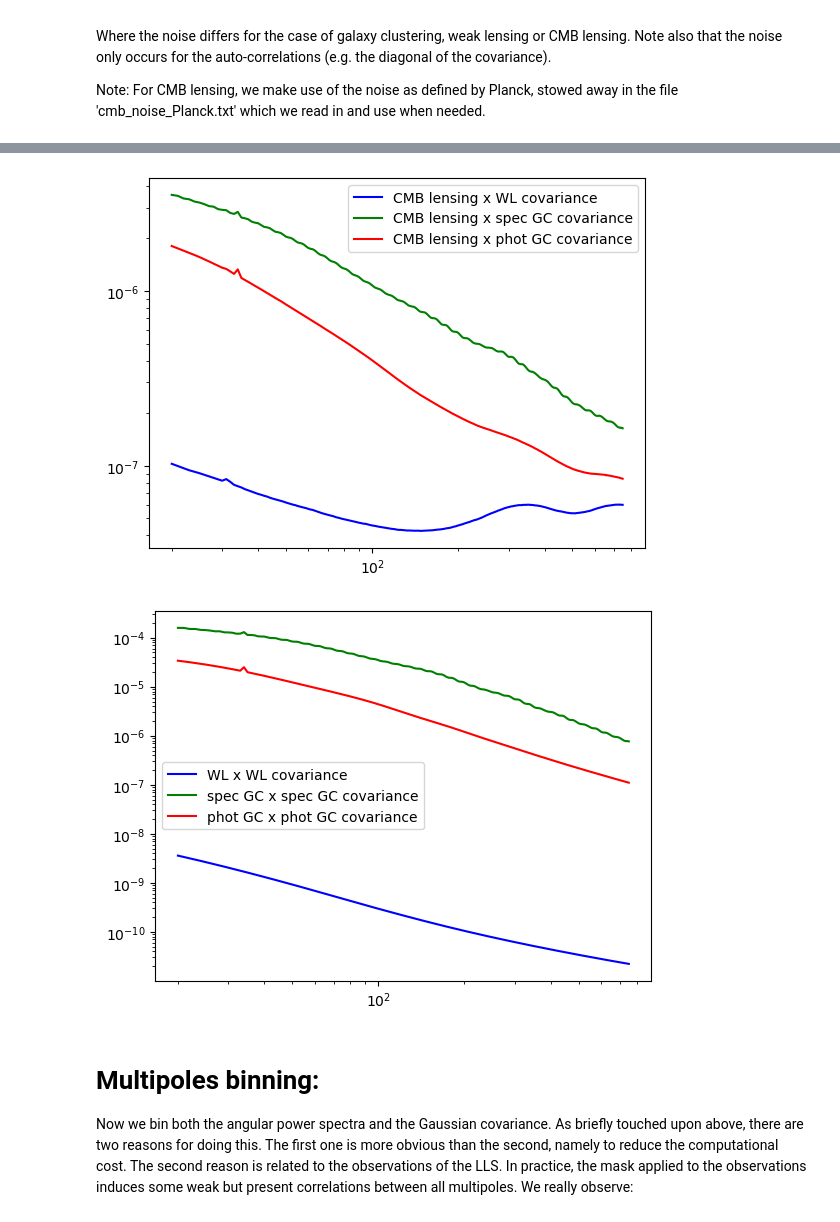
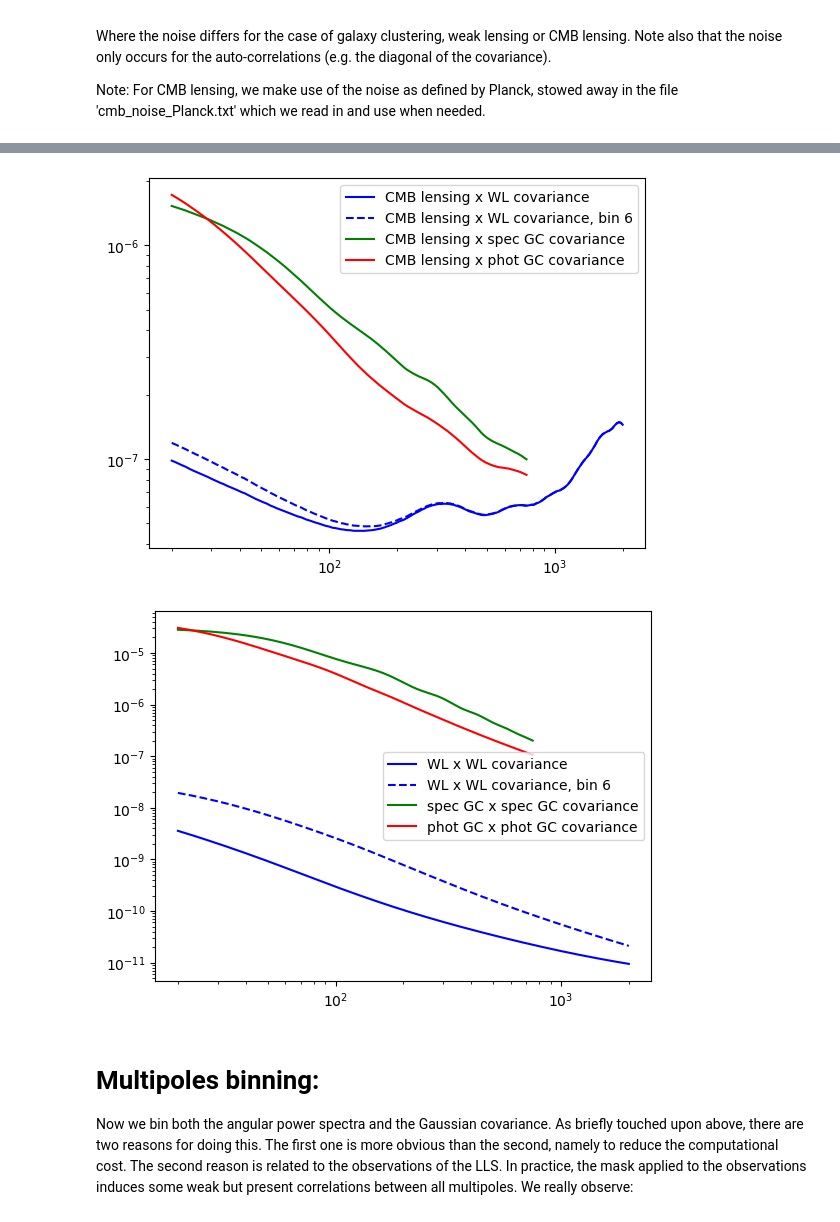
Before and after one commit to XanderHenrik/Masters-Project, a Jupyter notebook: notebooks/identifiability_test.ipynb, the cells around one changed output, grey strips where cells are left out. Drawn from its saved outputs; the diff is of its cells as text; code cells hidden in the pictures.

```diff
--- a/notebooks/identifiability_test.ipynb
+++ b/notebooks/identifiability_test.ipynb
@@ -123,6 +125,7 @@ dndz: the underlying galaxy redshift distribution with:
     aplha, the broadness of the distribution
     beta, a high redshift cut-off
 """
+
 # From Euclid we find n_bar = 30 per arcmin**2; we want n_bar however to be in steradian
 n_bar = (30 * (60**2)) * (180/np.pi)**2 # Assume a galaxy density and accompanying reshift distribution:
 print(f"n_bar = {n_bar:.3e} per steradian")
@@ -136,8 +139,8 @@ zbins = glass.observations.equal_dens_zbins(z, dndz, nbins=6)
 phot_tomo_bins = glass.observations.tomo_nz_gausserr(z, dndz, 0.03, zbins) # Where the bin error is 0.03
 
 # Spectroscopic redshift binning, take double the redshift bins in the spectroscopic sample:
-spec_z = (np.heaviside((z - 0.9), 1) - np.heaviside((z - 1.5), 1)) * dndz
-spec_zbins = glass.observations.fixed_zbins(zmin=0.9, zmax=1.5, dz=0.05)
+spec_z = (np.heaviside((z - 0.9), 1) - np.heaviside((z - 1.8), 1)) * dndz
+spec_zbins = glass.observations.fixed_zbins(zmin=0.9, zmax=1.8, dz=0.075)
 spec_tomo_bins = glass.observations.tomo_nz_gausserr(z, spec_z, 0.0003, spec_zbins)
 
 # We now visualize the redshift binning:
@@ -296,11 +278,10 @@ plt.subplots_adjust(wspace=0.25)
 
 # For WL:
 # To include all the tomographic bins but we only plot the auto-correlations:
-for key in lcdm_auto_wl.keys():
-    if key[0] == key[1]:
-        axes[0].plot(l, lcdm_auto_wl[(key)], color='red', alpha=(1 - (0.15*key[0])), label=r'$C_{\ell}$' + f' bin {key[0] + 1}' if key == (0, 0) or key == (4, 4) else "")
+for i in range(len(phot_tomo_bins)):
+    axes[0].loglog(l_lensing, lcdm_auto_wl[(i, i)], color='red', alpha=(1 - (0.15*i)), label=r'$C_{\ell}$' + f' bin {i + 1}' if i == 0 or i == (len(phot_tomo_bins)-1)  else "")
 
-axes[0].plot(l, noise_wl, 'k--', label='noise')
+axes[0].loglog(l_lensing, noise_wl, 'k--', label='noise')
 axes[0].set_title("\nWeak lensing")
 axes[0].legend()
 axes[0].set_xlabel(r'$\ell$')
@@ -308,11 +289,10 @@ axes[0].set_ylabel(r'$C_{\ell}$')
 
 # For Photometric GC:
 # To include all the tomographic bins, auto-correlations:
-for key in lcdm_auto_gc_ph.keys():
-    if key[0] == key[1]:
-        axes[1].plot(l, lcdm_auto_gc_ph[key], color='red', alpha=(1 - (0.15*key[0])), label=r'$C_{\ell}$,' + f' bin{key[0] + 1}' if key == (0, 0) or key == (5, 5) else "")
+for j in range(len(phot_tomo_bins)):
+    axes[1].loglog(l, lcdm_auto_gc_ph[(j, j)], color='red', alpha=(1 - (0.15*j)), label=r'$C_{\ell}$,' + f' bin{j + 1}' if j == 0 or j == (len(phot_tomo_bins)-1) else "")
 
-axes[1].plot(l, noise_gc, 'k--', label='noise')
+axes[1].loglog(l, noise_gc, 'k--', label='noise')
 axes[1].set_title("\nPhotometric GC")
 axes[1].legend()
 axes[1].set_xlabel(r'$\ell$')
@@ -321,22 +301,21 @@ axes[1].set_ylabel(r'$C_{\ell}$')
 # For Spectroscopic GC:
 # To include all the tomographic bins:
 for m in range(len(spec_tomo_bins)):
-    axes[2].plot(l, lcdm_auto_gc_sp[m], color='red', alpha=(1 - (0.058*m)), label=r'$C_{\ell}$,' + f' bin{(m+1)}' if m == 0 or m == 17 else "")
+    axes[2].loglog(l, lcdm_auto_gc_sp[m], color='red', alpha=(1 - (0.075*m)), label=r'$C_{\ell}$,' + f' bin{(m+1)}' if m == 0 or m == (len(spec_tomo_bins)-1) else "")
 
-axes[2].plot(l, noise_gc, 'k--', label='noise')
+axes[2].loglog(l, noise_gc, 'k--', label='noise')
 axes[2].set_title("\nSpectroscopic GC")
 axes[2].legend()
 axes[2].set_xlabel(r'$\ell$')
 axes[2].set_ylabel(r'$C_{\ell}$')
 
 # For CMB lensing:
-axes[3].plot(l, noise_cmb_l[0:(len(l))], 'k--', label='noise')
-axes[3].plot(l, lcdm_auto_cmb[0], color='red', label=r'$C_{\ell}$')
+axes[3].loglog(l_lensing, noise_cmb_l[l_lensing], 'k--', label='noise')
+axes[3].loglog(l_lensing, lcdm_auto_cmb[0], color='red', label=r'$C_{\ell}$')
 axes[3].set_title("\nCMB lensing")
 axes[3].legend()
 axes[3].set_xlabel(r'$\ell$')
 axes[3].set_ylabel(r'$C_{\ell}$')
-# axes[3].set_xlim(0, 400)
-# axes[3].set_ylim(0.1e-7, 0.5e-6)
+axes[3].set_ylim(1e-8, 1e-6)
 plt.show()
 # %% [output]
@@ -451,7 +427,7 @@ def calc_diag_Gaussian_cov(l, IM, JN, IN, JM, f_sky, noise_a, noise_b=None):
 
     # For covariance of auto CMB lensing with cross-correlated CMB lensing Cl, assume:
     elif len(IM) == len(JM) == len(l) and len(JN) == len(IN) < len(l): # Assuming we have less tomorgaphic bins than elements in the array of te multipoles
-        _diag_cov = {}
+        diag_cov = {}
         pref = 1 / (f_sky * (2 * l + 1))
         for key in JN.keys():
             diag_cov[key] = pref * (((IM + noise_a) * JN[key]) + ((IN[key]) * (JM + noise_a)))
@@ -474,9 +450,11 @@ def calc_diag_Gaussian_cov(l, IM, JN, IN, JM, f_sky, noise_a, noise_b=None):
 # cov_cmbl_wl_next = simple_Gaussian_cov(l, lcdm_cmb_wl[5], lcdm_cmb_wl[5], lcdm_auto_cmb[5], lcdm_auto_wl[5], 0.00012, noise=noise_wl)
 
 # Determine the relevant auto-correlated angular power spectra
-cov_auto_cmb = calc_diag_Gaussian_cov(l, lcdm_auto_cmb[0], lcdm_auto_cmb[0], lcdm_auto_cmb[0], lcdm_auto_cmb[0], 0.36, noise_cmb_l[l], noise_cmb_l[l])
+cov_auto_cmb = calc_diag_Gaussian_cov(l_lensing, lcdm_auto_cmb[0], lcdm_auto_cmb[0], lcdm_auto_cmb[0], lcdm_auto_cmb[0], 0.36, noise_cmb_l[l_lensing], noise_cmb_l[l_lensing])
 
-plt.loglog(l, np.sqrt(cov_auto_cmb), label='CMB lensing auto covariance', color='blue')
+plt.loglog(l_lensing, np.sqrt(cov_auto_cmb), label='CMB lensing auto covariance', color='blue')
+plt.xlabel(r'$\ell$', fontsize=14)
+plt.ylabel(r'$\sqrt{Cov}$', fontsize=14)
 plt.legend()
 plt.show()
 # %% [output]
@@ -527,38 +499,40 @@ print(type(cov_auto_cmb), type(cov_cross_cmb_wl), type(cov_auto_cmb_to_cmb_wl))
 # Now we define the other diagonal Gaussian covariances based on angular power spectra from the LCDM cosmology:
 
 # First we define the rest of the Gaussian covariances based on the new CMB lensing cross-correlations:
-cov_auto_cmb_wl = {i: calc_diag_Gaussian_cov(l, lcdm_auto_cmb[0], lcdm_auto_wl[i, i], lcdm_cmb_wl[i], lcdm_cmb_wl[i], 0.36, noise_cmb_l[:len(l)], noise_wl) for i in range(len(phot_tomo_bins))}
-cov_auto_cmb_gc_sp = {i: calc_diag_Gaussian_cov(l, lcdm_auto_cmb[0], lcdm_auto_gc_sp[i], lcdm_cmb_gc_sp[i], lcdm_cmb_gc_sp[i], 0.36, noise_cmb_l[:len(l)], noise_gc) for i in range(len(spec_tomo_bins))}
-cov_auto_cmb_gc_ph = {i: calc_diag_Gaussian_cov(l, lcdm_auto_cmb[0], lcdm_auto_gc_ph[i, i], lcdm_cmb_gc_ph[i], lcdm_cmb_gc_ph[i], 0.36, noise_cmb_l[:len(l)], noise_gc) for i in range(len(phot_tomo_bins))}
+cov_auto_cmb_wl = {i: calc_diag_Gaussian_cov(l_lensing, lcdm_auto_cmb[0], lcdm_auto_wl[(i, i)], lcdm_cmb_wl[i], lcdm_cmb_wl[i], 0.36, noise_cmb_l[l_lensing], noise_wl) for i in range(len(phot_tomo_bins))}
+cov_auto_cmb_gc_ph = {i: calc_diag_Gaussian_cov(l, lcdm_auto_cmb[0][l], lcdm_auto_gc_ph[(i, i)], lcdm_cmb_gc_ph[i], lcdm_cmb_gc_ph[i], 0.36, noise_cmb_l[l], noise_gc) for i in range(len(phot_tomo_bins))}
+cov_auto_cmb_gc_sp = {i: calc_diag_Gaussian_cov(l, lcdm_auto_cmb[0][l], lcdm_auto_gc_sp[i], lcdm_cmb_gc_sp[i], lcdm_cmb_gc_sp[i], 0.36, noise_cmb_l[l], noise_gc) for i in range(len(spec_tomo_bins))}
 
 
-plt.loglog(l, np.sqrt(cov_auto_cmb_wl[0]), label='CMB lensing x WL covariance', color='blue')
+plt.loglog(l_lensing, np.sqrt(cov_auto_cmb_wl[0]), label='CMB lensing x WL covariance', color='blue')
+plt.loglog(l_lensing, np.sqrt(cov_auto_cmb_wl[5]), 'b--', label='CMB lensing x WL covariance, bin 6')
 plt.loglog(l, np.sqrt(cov_auto_cmb_gc_sp[0]), label='CMB lensing x spec GC covariance', color='green')
 plt.loglog(l, np.sqrt(cov_auto_cmb_gc_ph[0]), label='CMB lensing x phot GC covariance', color='red')
 plt.legend()
 plt.show()
 # %% [output]
-[figure, old version]
+[figure, new version]
 # %%
 # Next up, we define the Gaussian covariances that contribute to the 6x2pt analysis:
-cov_auto_wl = {i: calc_diag_Gaussian_cov(l, lcdm_auto_wl[i, i], lcdm_auto_wl[i, i], lcdm_auto_wl[i, i], lcdm_auto_wl[i, i], 0.36, noise_wl) for i in range(len(phot_tomo_bins))}
+cov_auto_wl = {i: calc_diag_Gaussian_cov(l_lensing, lcdm_auto_wl[(i, i)], lcdm_auto_wl[(i, i)], lcdm_auto_wl[(i, i)], lcdm_auto_wl[(i, i)], 0.36, noise_wl) for i in range(len(phot_tomo_bins))}
+cov_auto_gc_ph = {i: calc_diag_Gaussian_cov(l, lcdm_auto_gc_ph[(i, i)], lcdm_auto_gc_ph[(i, i)], lcdm_auto_gc_ph[(i, i)], lcdm_auto_gc_ph[(i, i)], 0.36, noise_gc) for i in range(len(phot_tomo_bins))}
 cov_auto_gc_sp = {i: calc_diag_Gaussian_cov(l, lcdm_auto_gc_sp[i], lcdm_auto_gc_sp[i], lcdm_auto_gc_sp[i], lcdm_auto_gc_sp[i], 0.36, noise_gc) for i in range(len(spec_tomo_bins))}
-cov_auto_gc_ph = {i: calc_diag_Gaussian_cov(l, lcdm_auto_gc_ph[i, i], lcdm_auto_gc_ph[i, i], lcdm_auto_gc_ph[i, i], lcdm_auto_gc_ph[i, i], 0.36, noise_gc) for i in range(len(phot_tomo_bins))}
 
 """
 # Now for the cross-correlations we have to be careful about the binning:
 cov_auto_gc_sp_cross_ph = {i: calc_diag_Gaussian_cov(l, lcdm_auto_gc_ph[i], lcdm_auto_gc_sp[i], lcdm_cross_gc_sp_ph[i], lcdm_cross_gc_sp_ph[i], noise_gc_phot, noise_gc_spec) for i in range(len(phot_tomo_bins))}
 cov_auto_wl_gc_sp = {i: calc_diag_Gaussian_cov(l, lcdm_auto_gc_sp[i], lcdm_auto_wl[i], lcdm_cross_wl_gc_sp[i], lcdm_cross_wl_gc_sp[i], noise_gc_spec, noise_wl_corr) for i in range(len(spec_tomo_bins))}
 cov_auto_wl_gc_ph = {i: calc_diag_Gaussian_cov(l, lcdm_auto_gc_ph[i], lcdm_auto_wl[i], lcdm_cross_wl_gc_ph[i], lcdm_cross_wl_gc_ph[i], noise_gc_phot, noise_wl_corr) for i in range(len(phot_tomo_bins))}
 """
 
-plt.loglog(l, np.sqrt(cov_auto_wl[0]), label='WL x WL covariance', color='blue')
+plt.loglog(l_lensing, np.sqrt(cov_auto_wl[0]), label='WL x WL covariance', color='blue')
+plt.loglog(l_lensing, np.sqrt(cov_auto_wl[4]), 'b--', label='WL x WL covariance, bin 6')
 plt.loglog(l, np.sqrt(cov_auto_gc_sp[0]), label='spec GC x spec GC covariance', color='green')
 plt.loglog(l, np.sqrt(cov_auto_gc_ph[0]), label='phot GC x phot GC covariance', color='red')
 plt.legend()
 plt.show()
 # %% [output]
-[figure, old version]
+[figure, new version]
 # %%
 # Since we will compare the NH with the [0, m, m] model, we must also define the covariance based on one of these models. Let us take the NH as a reference model and therefore define the covariances for the NH cosmology:
 
```
Also changed, not shown: parts of 37 cells of this notebook.
